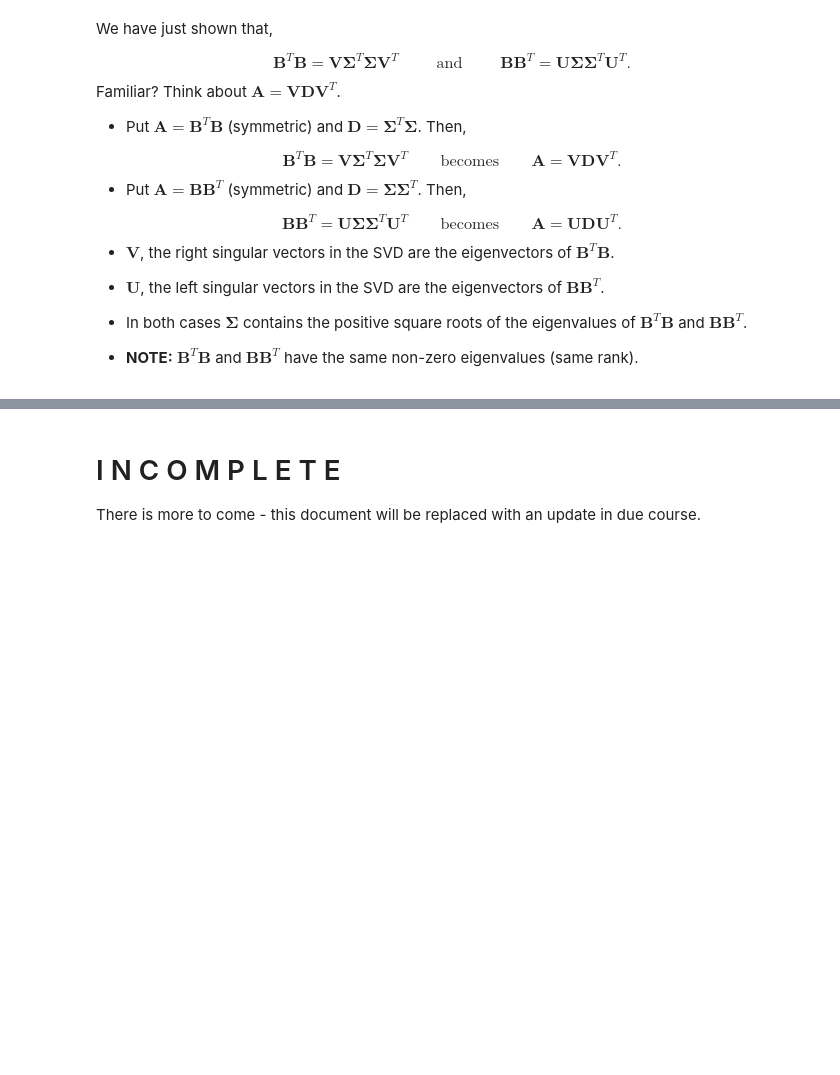
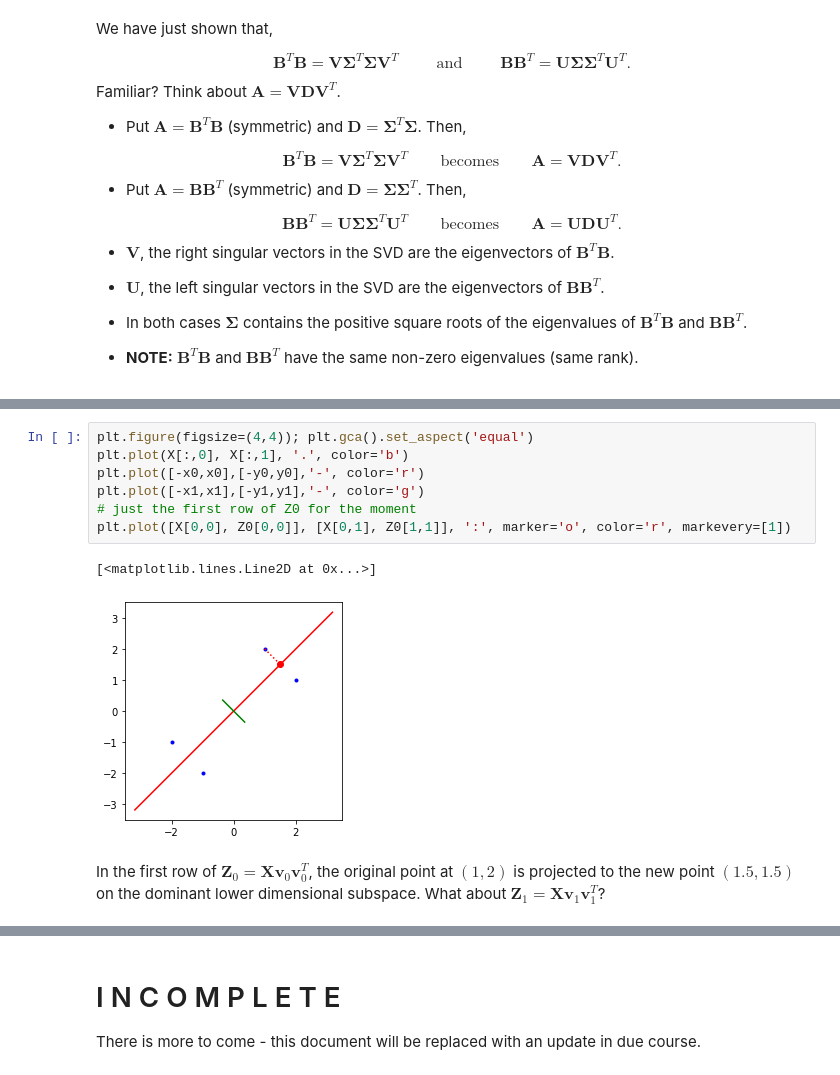
Before and after one commit to variationalform/FML, a Jupyter notebook: notebooks/10_pca.ipynb, the cells around one changed output, grey strips where cells are left out. Saved outputs shown, nothing was run; the diff lists cells and outputs as text; blank space fills up the shorter version.

```diff
--- a/notebooks/10_pca.ipynb
+++ b/notebooks/10_pca.ipynb
@@ -313,0 +612,15 @@ $$
+# %%
+plt.figure(figsize=(4,4)); plt.gca().set_aspect('equal')
+plt.plot(X[:,0], X[:,1], '.', color='b')
+plt.plot([-x0,x0],[-y0,y0],'-', color='r')
+plt.plot([-x1,x1],[-y1,y1],'-', color='g')
+# just the first row of Z0 for the moment
+plt.plot([X[0,0], Z0[0,0]], [X[0,1], Z0[1,1]], ':', marker='o', color='r', markevery=[1])
+# %% [output]
+[<matplotlib.lines.Line2D at 0x...>]
+[figure, added]
+# %% [markdown]
+In the first row of $\boldsymbol{Z}_0 =\boldsymbol{X}\boldsymbol{v}_0\boldsymbol{v}_0^T$,
+the original point at $(1,2)$ is projected to the new point $(1.5,1.5)$
+on the dominant lower dimensional subspace. What about
+$\boldsymbol{Z}_1 =\boldsymbol{X}\boldsymbol{v}_1\boldsymbol{v}_1^T$?
```
Also changed, not shown: parts of 60 cells of this notebook.
